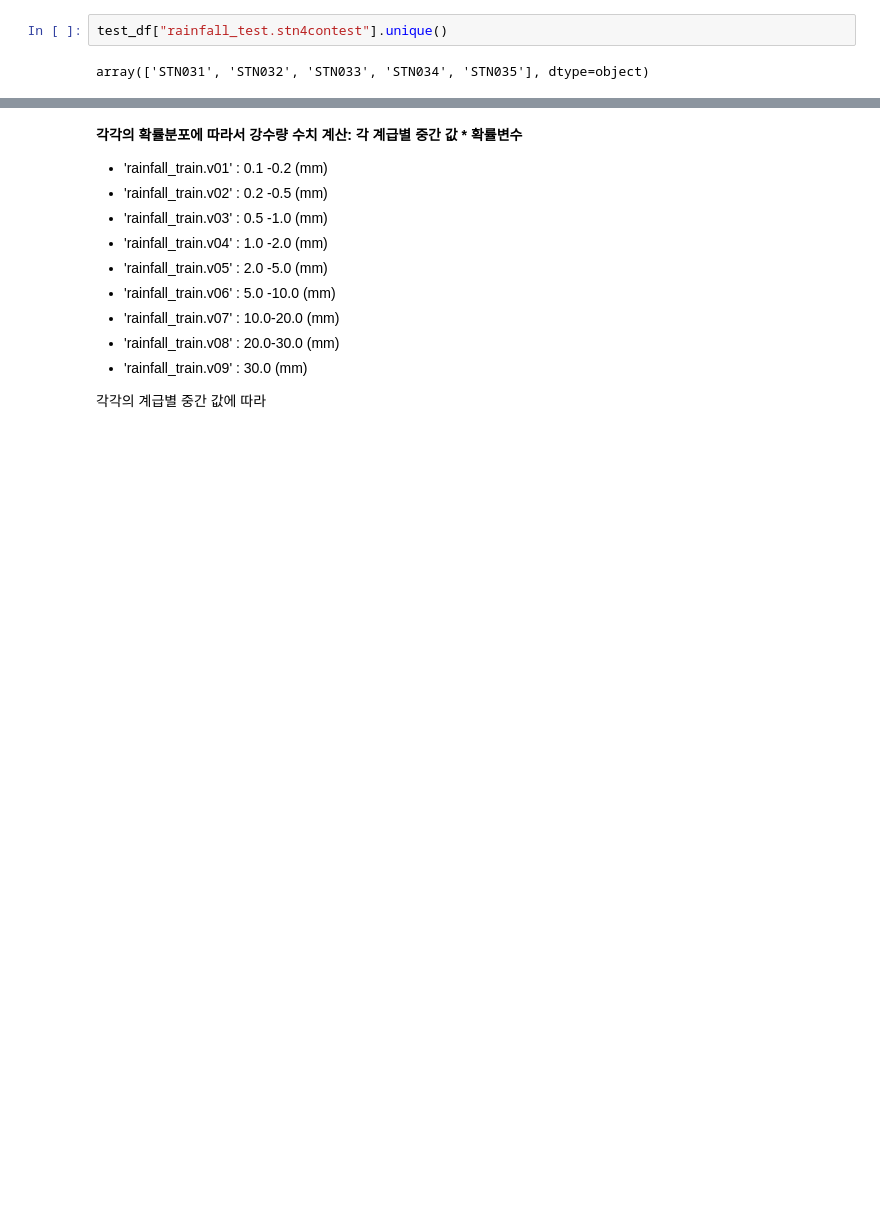
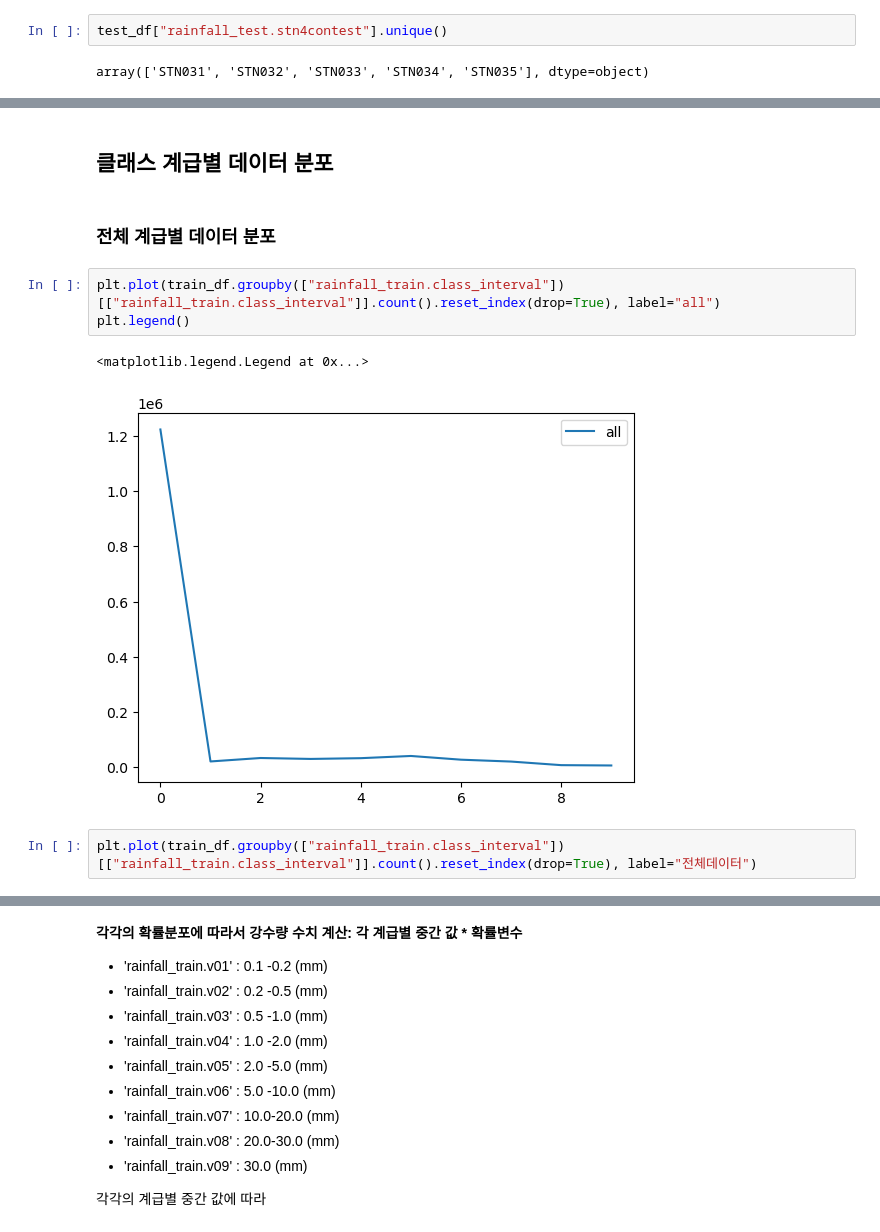
Before and after one commit to Abel3005/TSI, a Jupyter notebook: replay.ipynb, the cells around one changed output, grey strips where cells are left out. Drawn from its saved outputs; the diff is of its cells as text; blank space fills up the shorter version.

```diff
--- a/replay.ipynb
+++ b/replay.ipynb
@@ -39,0 +64,12 @@ array(['STN031', 'STN032', 'STN033', 'STN034', 'STN035'], dtype=object)
+# %% [markdown]
+## 클래스 계급별 데이터 분포
+# %% [markdown]
+### 전체 계급별 데이터 분포
+# %%
+plt.plot(train_df.groupby(["rainfall_train.class_interval"])[["rainfall_train.class_interval"]].count().reset_index(drop=True), label="all")
+plt.legend()
+# %% [output]
+<matplotlib.legend.Legend at 0x...>
+[figure, added]
+# %%
+plt.plot(train_df.groupby(["rainfall_train.class_interval"])[["rainfall_train.class_interval"]].count().reset_index(drop=True), label="전체데이터")
```
Also changed, not shown: parts of 9 cells of this notebook, 6 other files.
